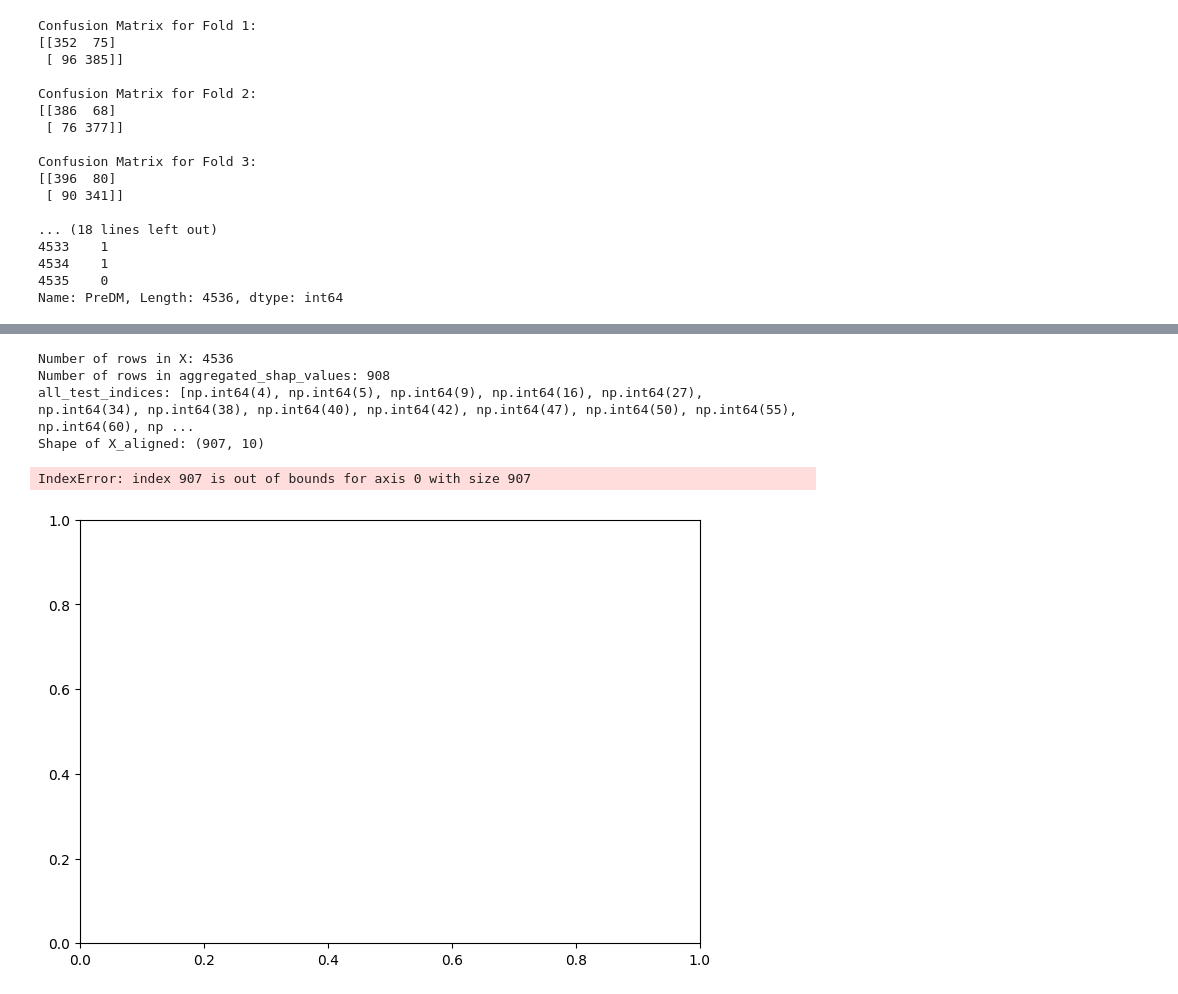
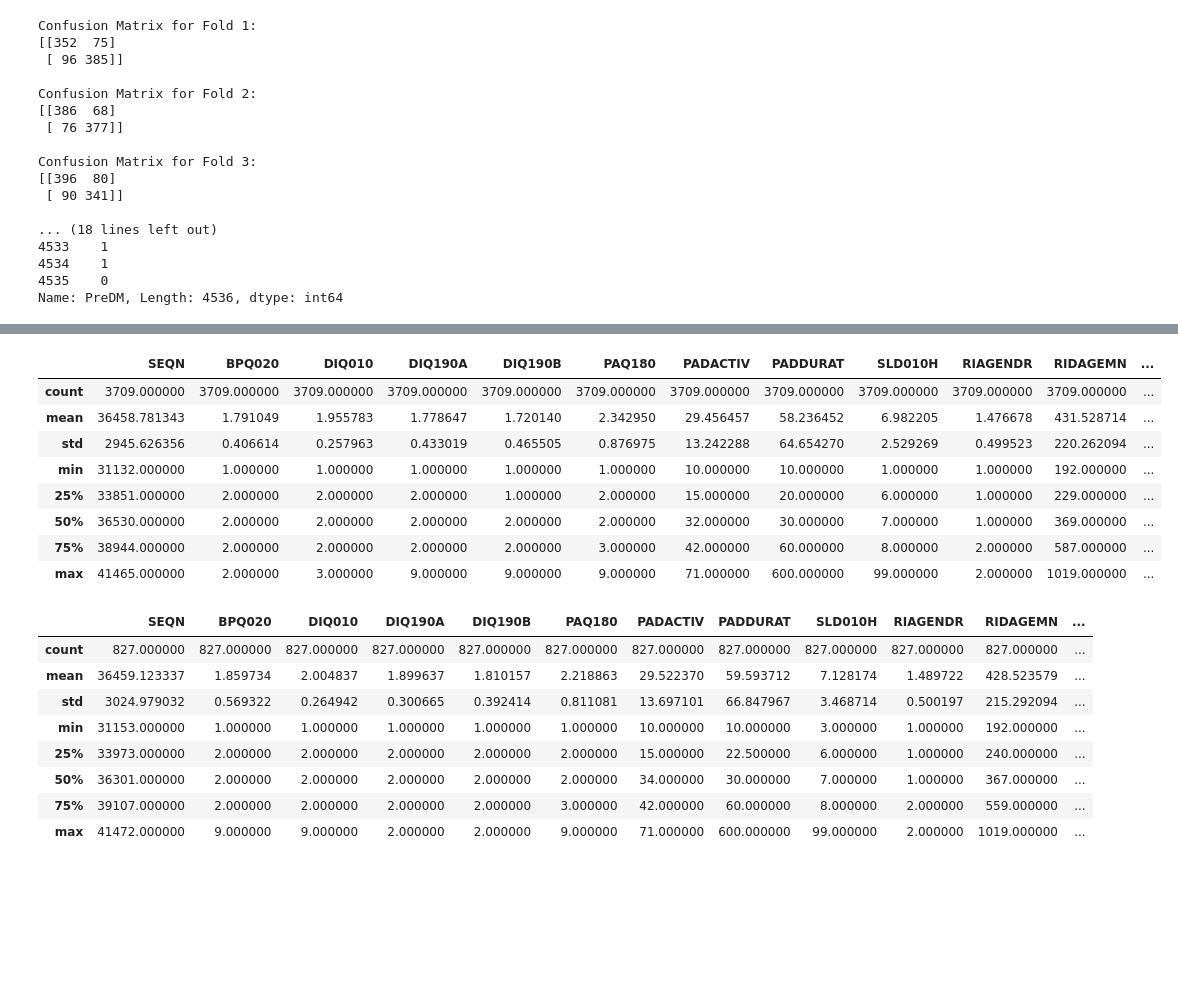
Before and after one commit to BK5102/FURI_Research-Project, a Jupyter notebook: final_analysis.ipynb, the cells around one changed output, grey strips where cells are left out. Drawn from its saved outputs; the diff is of its cells as text; code cells hidden in the pictures; blank space fills up the shorter version.

```diff
--- a/final_analysis.ipynb
+++ b/final_analysis.ipynb
@@ -269,47 +227,25 @@ plt.show()
-# %%
-# SHAP values visualization using xgboost
-
-shap_values_list = []
-models = []
-all_test_indices = []
-
-models.append(xgb_model)
-
-explainer = shap.TreeExplainer(xgb_model)
-shap_values = explainer.shap_values(X_test)
-shap_values_list.append(shap_values)
-all_test_indices.extend(test_index)
-
-all_test_indices = list(set(all_test_indices))
-all_test_indices.sort() #sort the list, so that the order of the shap values, and the order of the X dataframe match.
-
-# aggregate SHAP values across folds
-aggregated_shap_values = np.concatenate(shap_values_list, axis=0)
-
-# Debugging
-
-print("Number of rows in X:", len(X))
-print("Number of rows in aggregated_shap_values:", len(aggregated_shap_values))
-print("all_test_indices:", all_test_indices)
-
-# Remove duplicates from all_test_indices
-all_test_indices = list(set(all_test_indices))
-all_test_indices.sort()
-
-# Filter all_test_indices to only include indices that are in X
-all_test_indices = [index for index in all_test_indices if index in X.index]
-
-# Reorder X to align with shap_df
-X_aligned = X.iloc[all_test_indices]
-print("Shape of X_aligned:", X_aligned.shape)
-
-shap.summary_plot(aggregated_shap_values, X_aligned)
-
-plt.savefig("final_visualizations/SHAP_plot.png")
-# %% [output]
-Number of rows in X: 4536
-Number of rows in aggregated_shap_values: 908
-all_test_indices: [np.int64(4), np.int64(5), np.int64(9), np.int64(16), np.int64(27), np.int64(34), np.int64(38), np.int64(40), np.int64(42), np.int64(47), np.int64(50), np.int64(55), np.int64(60), np ...
-Shape of X_aligned: (907, 10)
-IndexError: index 907 is out of bounds for axis 0 with size 907
-[figure, removed]
+# %%
+# statistics of correct and wrong values
+correct_desc = correct.describe()
+wrong_desc = wrong.describe()
+display(correct_desc)
+display(wrong_desc)
+# %% [output]
+|  | SEQN | BPQ020 | DIQ010 | DIQ190A | DIQ190B | PAQ180 | PADACTIV | PADDURAT | SLD010H | RIAGENDR | RIDAGEMN | ... |
+| count | 3709.000000 | 3709.000000 | 3709.000000 | 3709.000000 | 3709.000000 | 3709.000000 | 3709.000000 | 3709.000000 | 3709.000000 | 3709.000000 | 3709.000000 | ... |
+| mean | 36458.781343 | 1.791049 | 1.955783 | 1.778647 | 1.720140 | 2.342950 | 29.456457 | 58.236452 | 6.982205 | 1.476678 | 431.528714 | ... |
+| std | 2945.626356 | 0.406614 | 0.257963 | 0.433019 | 0.465505 | 0.876975 | 13.242288 | 64.654270 | 2.529269 | 0.499523 | 220.262094 | ... |
+| min | 31132.000000 | 1.000000 | 1.000000 | 1.000000 | 1.000000 | 1.000000 | 10.000000 | 10.000000 | 1.000000 | 1.000000 | 192.000000 | ... |
+| 25% | 33851.000000 | 2.000000 | 2.000000 | 2.000000 | 1.000000 | 2.000000 | 15.000000 | 20.000000 | 6.000000 | 1.000000 | 229.000000 | ... |
+| 50% | 36530.000000 | 2.000000 | 2.000000 | 2.000000 | 2.000000 | 2.000000 | 32.000000 | 30.000000 | 7.000000 | 1.000000 | 369.000000 | ... |
+| 75% | 38944.000000 | 2.000000 | 2.000000 | 2.000000 | 2.000000 | 3.000000 | 42.000000 | 60.000000 | 8.000000 | 2.000000 | 587.000000 | ... |
+| max | 41465.000000 | 2.000000 | 3.000000 | 9.000000 | 9.000000 | 9.000000 | 71.000000 | 600.000000 | 99.000000 | 2.000000 | 1019.000000 | ... |
+|  | SEQN | BPQ020 | DIQ010 | DIQ190A | DIQ190B | PAQ180 | PADACTIV | PADDURAT | SLD010H | RIAGENDR | RIDAGEMN | ... |
+| count | 827.000000 | 827.000000 | 827.000000 | 827.000000 | 827.000000 | 827.000000 | 827.000000 | 827.000000 | 827.000000 | 827.000000 | 827.000000 | ... |
+| mean | 36459.123337 | 1.859734 | 2.004837 | 1.899637 | 1.810157 | 2.218863 | 29.522370 | 59.593712 | 7.128174 | 1.489722 | 428.523579 | ... |
+| std | 3024.979032 | 0.569322 | 0.264942 | 0.300665 | 0.392414 | 0.811081 | 13.697101 | 66.847967 | 3.468714 | 0.500197 | 215.292094 | ... |
+| min | 31153.000000 | 1.000000 | 1.000000 | 1.000000 | 1.000000 | 1.000000 | 10.000000 | 10.000000 | 3.000000 | 1.000000 | 192.000000 | ... |
+| 25% | 33973.000000 | 2.000000 | 2.000000 | 2.000000 | 2.000000 | 2.000000 | 15.000000 | 22.500000 | 6.000000 | 1.000000 | 240.000000 | ... |
+| 50% | 36301.000000 | 2.000000 | 2.000000 | 2.000000 | 2.000000 | 2.000000 | 34.000000 | 30.000000 | 7.000000 | 1.000000 | 367.000000 | ... |
+| 75% | 39107.000000 | 2.000000 | 2.000000 | 2.000000 | 2.000000 | 3.000000 | 42.000000 | 60.000000 | 8.000000 | 2.000000 | 559.000000 | ... |
+| max | 41472.000000 | 9.000000 | 9.000000 | 2.000000 | 2.000000 | 9.000000 | 71.000000 | 600.000000 | 99.000000 | 2.000000 | 1019.000000 | ... |
```
Also changed, not shown: parts of 8 cells of this notebook, 6 other files.
